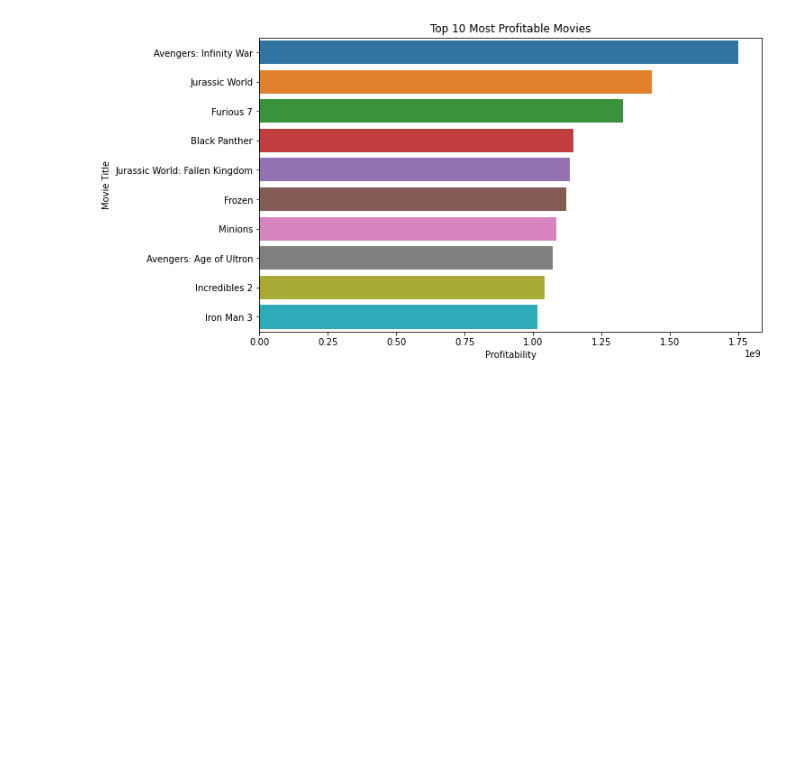
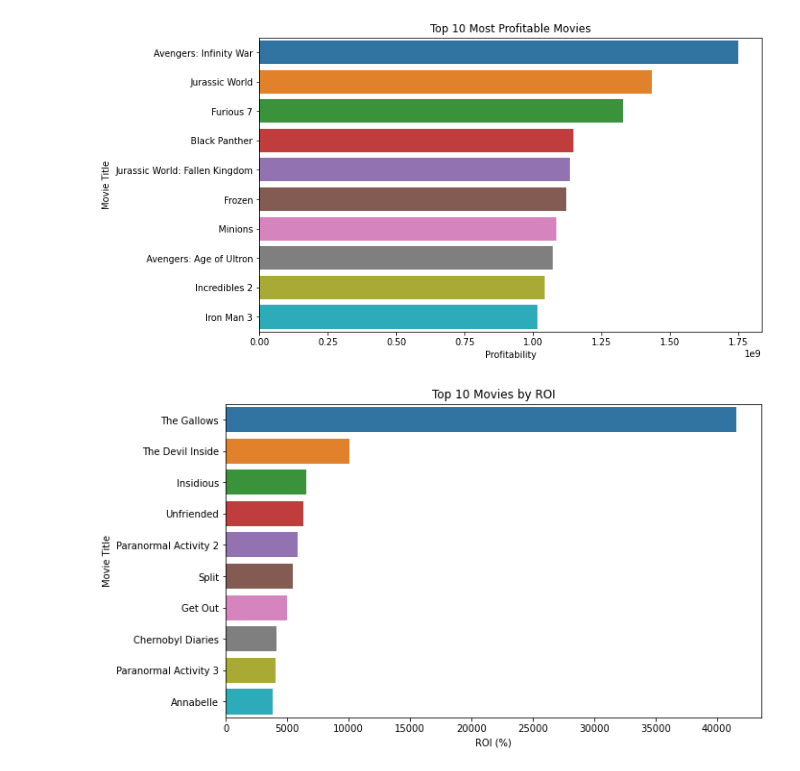
Before and after one commit to aritamichael/mike_project_moringa_1, a Jupyter notebook: indexproject.ipynb, the cells around one changed output. Drawn from its saved outputs; the diff is of its cells as text; code cells hidden in the pictures; blank space fills up the shorter version.

Commit message:
# Plot ROI of top 10 movies

```diff
--- a/indexproject.ipynb
+++ b/indexproject.ipynb
@@ -135,3 +135,14 @@ plt.ylabel('Movie Title')
 plt.show()
 # %% [output]
 [figure]
+# %%
+# Plot ROI of top 10 movies
+top_10_roi = merged_df.sort_values(by='roi', ascending=False).head(10)
+plt.figure(figsize=(10, 6))
+sns.barplot(data=top_10_roi, x='roi', y='title')
+plt.title('Top 10 Movies by ROI')
+plt.xlabel('ROI (%)')
+plt.ylabel('Movie Title')
+plt.show()
+# %% [output]
+[figure, added]
```
